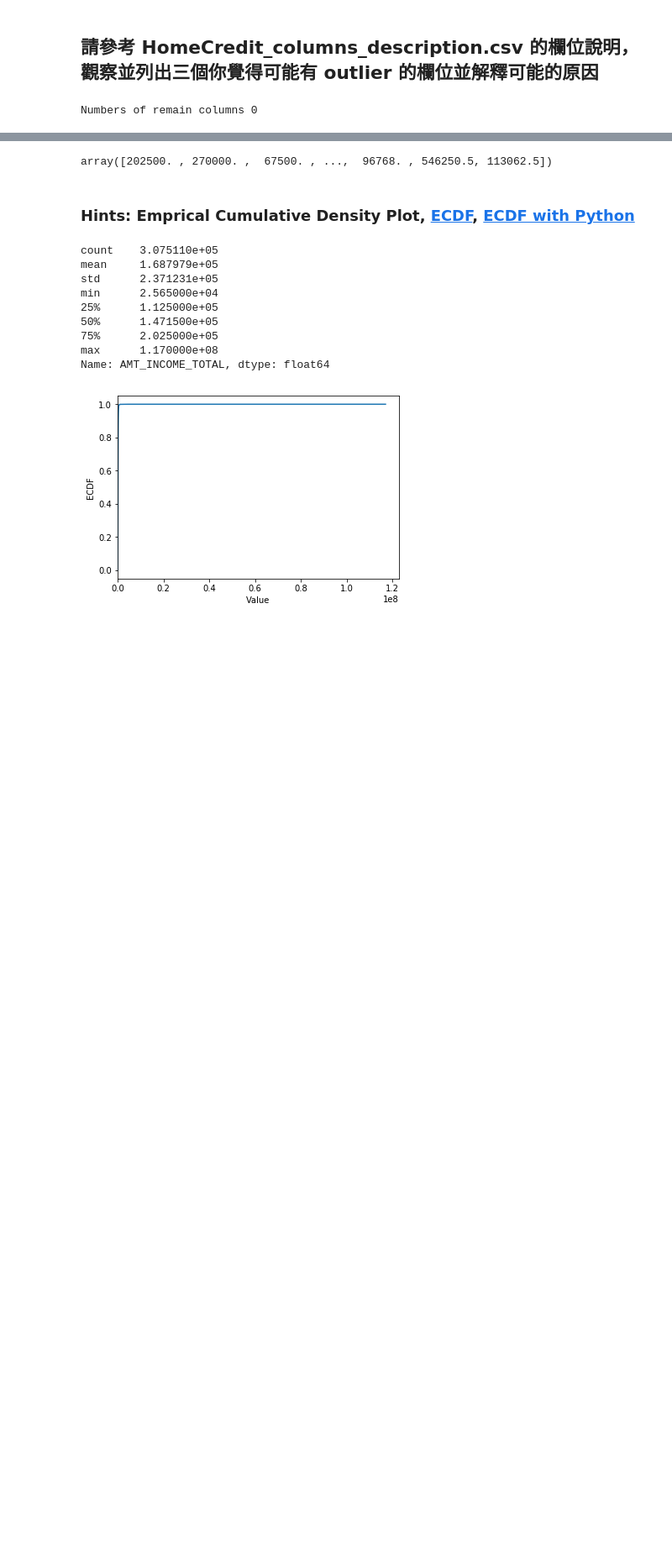
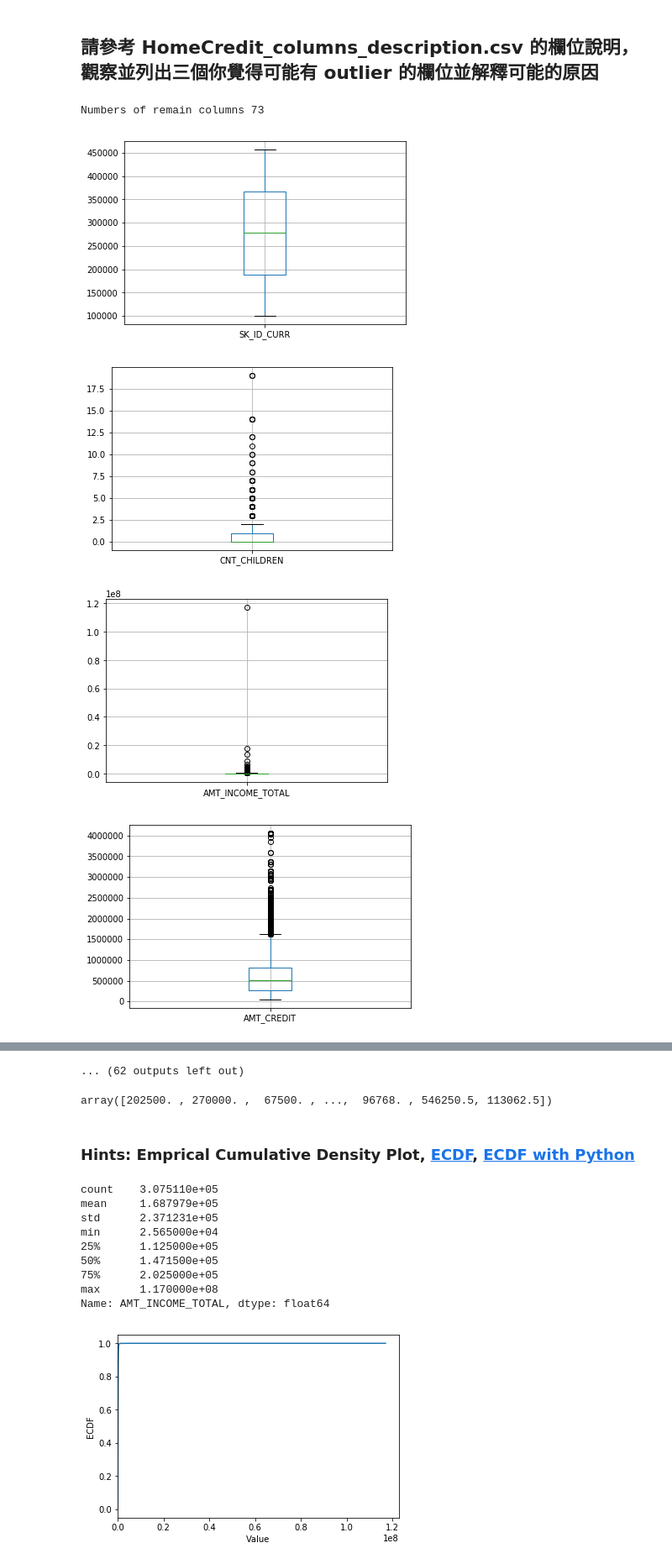
Before and after one commit to shaoxiaochang/2nd-ML100Days, a Jupyter notebook: homework/Day_006_HW.ipynb, the cells around one changed output, grey strips where cells are left out. Shown: that part at 84% size. Cells and saved outputs as stored; diff of their text form; code cells hidden in the pictures; blank space fills up the shorter version.

```diff
--- a/homework/Day_006_HW.ipynb
+++ b/homework/Day_006_HW.ipynb
@@ -33,24 +41,27 @@ Path of read in data: ./data/application_train.csv
 # %%
 # 先篩選數值型的欄位
 """
 YOUR CODE HERE, fill correct data types (for example str, float, int, ...)
 """
-dtype_select = [float, int]
+dtype_select = [np.dtype('float64'), np.dtype('int64')]
 
 numeric_columns = list(app_train.columns[list(app_train.dtypes.isin(dtype_select))])
 
 # 再把只有 2 值 (通常是 0,1) 的欄位去掉
 numeric_columns = list(app_train[numeric_columns].columns[list(app_train[numeric_columns].apply(lambda x:len(x.unique())!=2 ))])
 print("Numbers of remain columns %d" % len(numeric_columns))
 
 # 檢視這些欄位的數值範圍
 for col in numeric_columns:
     """
     Your CODE HERE, make the box plot
     """
-    plt.title(col)
-    # 去除空值不然繪圖會有問題 https://stackoverflow.com/questions/20656663/matplotlib-pandas-error-using-histogram
-    plt.hist(app_train[col].dropna())
+    # https://zh.wikipedia.org/wiki/%E7%AE%B1%E5%BD%A2%E5%9C%96(箱型圖)
+    app_train.boxplot(col)
     plt.show()
 # %% [output]
-Numbers of remain columns 0
+Numbers of remain columns 73
+[figure, added]
+[figure, added]
+[figure, added]
+[figure, added]
@@ -57,3 +75,4 @@ Numbers of remain columns 0
+... (62 outputs left out)
 # %%
 # 從上面的圖檢查的結果，至少這三個欄位好像有點可疑
 
```
Also changed, not shown: parts of 4 cells of this notebook.
